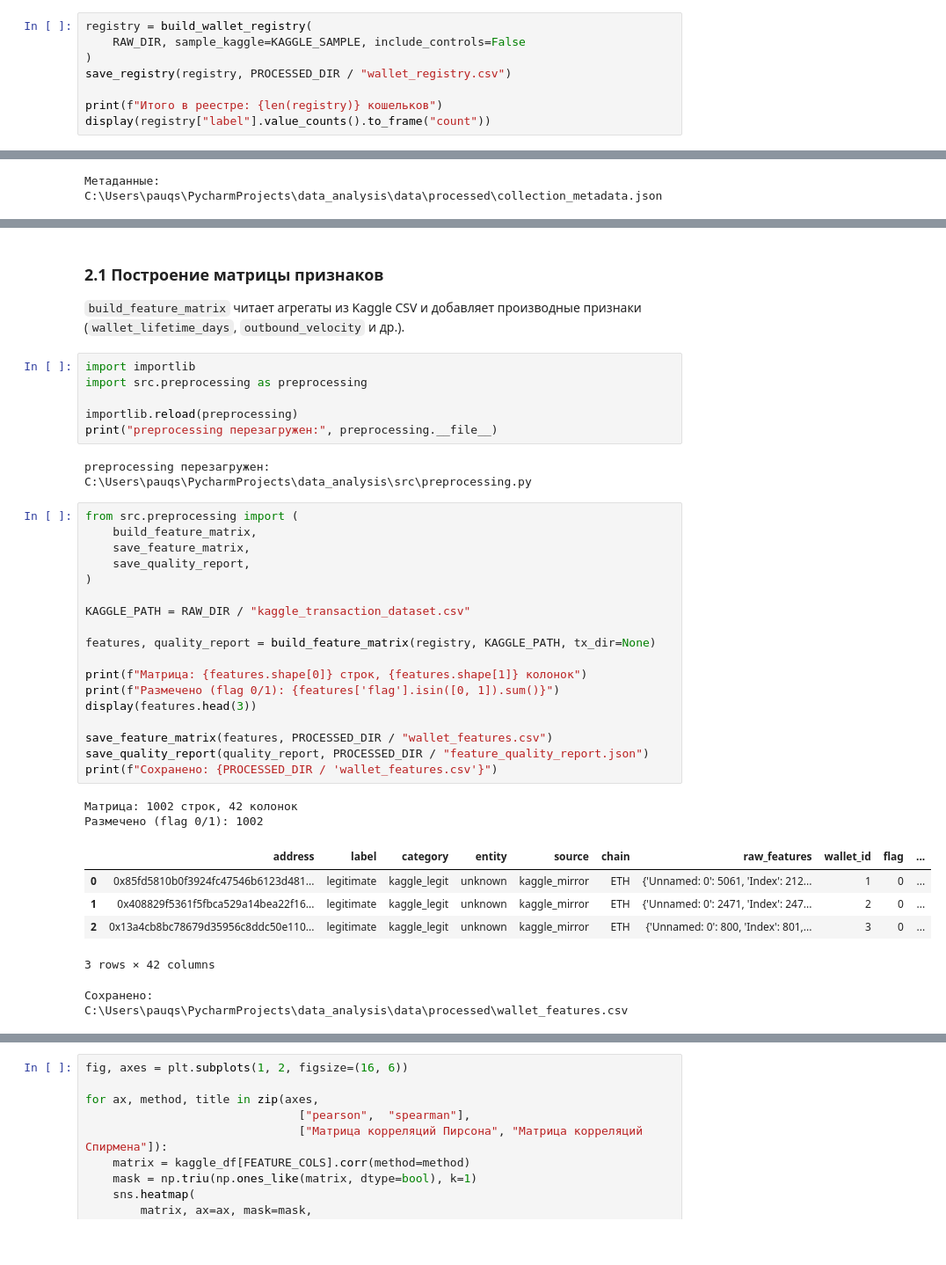
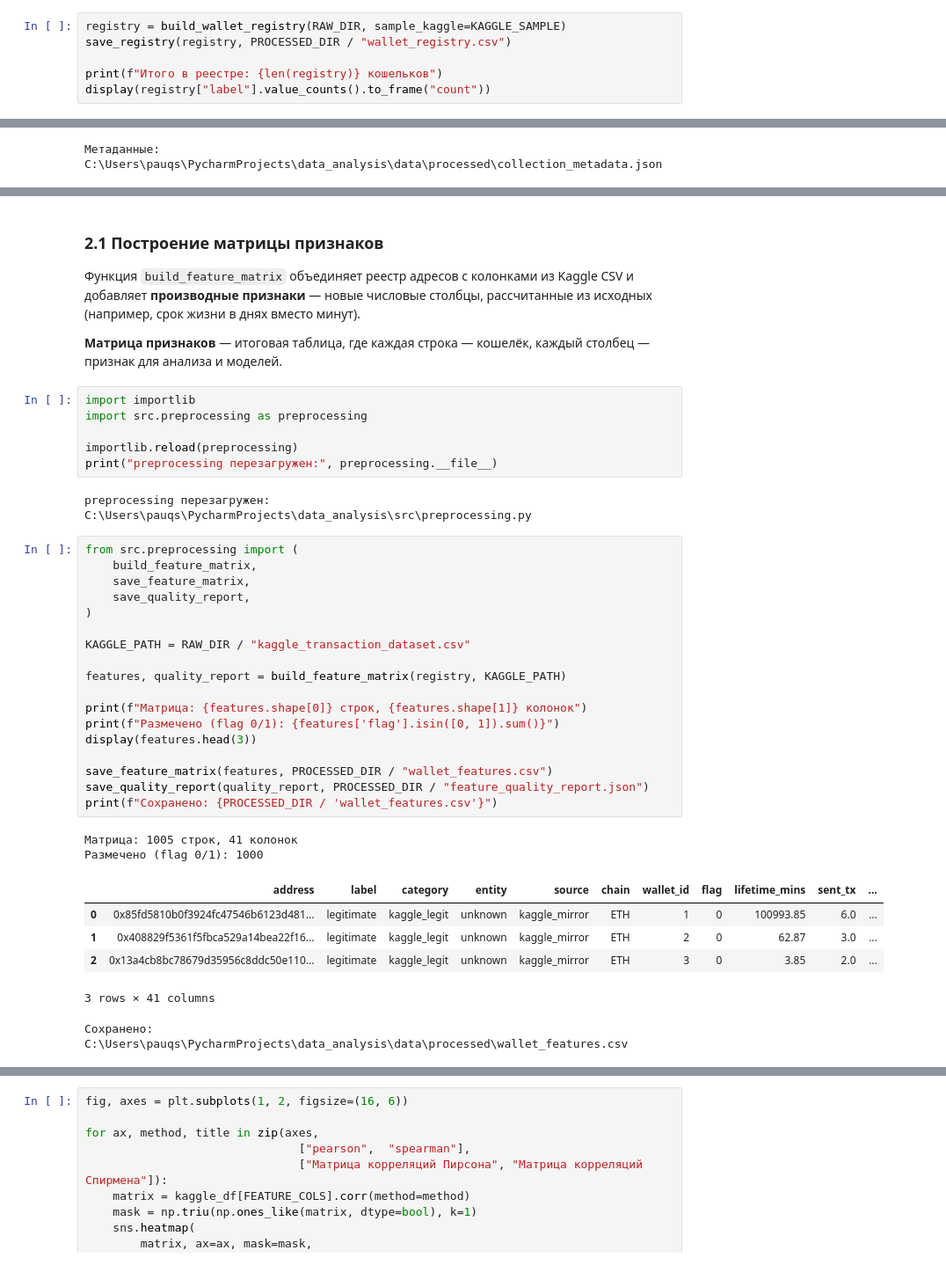
Before and after one commit to Pauqsdy/Dropper-wallet-analysis, a Jupyter notebook: notebooks/dropper_wallets_analysis.ipynb, the cells around one changed output, grey strips where cells are left out. Shown at 88% size. Cells and saved outputs as stored; diff of their text form; blank space fills up the shorter version.

```diff
--- a/notebooks/dropper_wallets_analysis.ipynb
+++ b/notebooks/dropper_wallets_analysis.ipynb
@@ -94,9 +105,7 @@ print(f"Kaggle: {len(kaggle_df)} адресов (fraud={(kaggle_df['label']=='fr
 # %% [output]
 Kaggle: 9841 адресов (fraud=2179, legit=7662)
 # %%
-registry = build_wallet_registry(
-    RAW_DIR, sample_kaggle=KAGGLE_SAMPLE, include_controls=False
-)
+registry = build_wallet_registry(RAW_DIR, sample_kaggle=KAGGLE_SAMPLE)
 save_registry(registry, PROCESSED_DIR / "wallet_registry.csv")
 
 print(f"Итого в реестре: {len(registry)} кошельков")
@@ -167,7 +178,9 @@ print(f"Метаданные: {meta_path}")
 # %% [markdown]
 ### 2.1 Построение матрицы признаков
 
-`build_feature_matrix` читает агрегаты из Kaggle CSV и добавляет производные признаки (`wallet_lifetime_days`, `outbound_velocity` и др.).
+Функция `build_feature_matrix` объединяет реестр адресов с колонками из Kaggle CSV и добавляет **производные признаки** — новые числовые столбцы, рассчитанные из исходных (например, срок жизни в днях вместо минут).
+
+**Матрица признаков** — итоговая таблица, где каждая строка — кошелёк, каждый столбец — признак для анализа и моделей.
 # %%
 import importlib
 import src.preprocessing as preprocessing
@@ -179,28 +192,28 @@ preprocessing перезагружен: C:\Users\pauqs\PycharmProjects\data_anal
 # %%
 from src.preprocessing import (
     build_feature_matrix,
     save_feature_matrix,
     save_quality_report,
 )
 
 KAGGLE_PATH = RAW_DIR / "kaggle_transaction_dataset.csv"
 
-features, quality_report = build_feature_matrix(registry, KAGGLE_PATH, tx_dir=None)
+features, quality_report = build_feature_matrix(registry, KAGGLE_PATH)
 
 print(f"Матрица: {features.shape[0]} строк, {features.shape[1]} колонок")
 print(f"Размечено (flag 0/1): {features['flag'].isin([0, 1]).sum()}")
 display(features.head(3))
 
 save_feature_matrix(features, PROCESSED_DIR / "wallet_features.csv")
 save_quality_report(quality_report, PROCESSED_DIR / "feature_quality_report.json")
 print(f"Сохранено: {PROCESSED_DIR / 'wallet_features.csv'}")
 # %% [output]
-Матрица: 1002 строк, 42 колонок
-Размечено (flag 0/1): 1002
+Матрица: 1005 строк, 41 колонок
+Размечено (flag 0/1): 1000
-|  | address | label | category | entity | source | chain | raw_features | wallet_id | flag | ... |
-| 0 | 0x85fd5810b0f3924fc47546b6123d481... | legitimate | kaggle_legit | unknown | kaggle_mirror | ETH | {'Unnamed: 0': 5061, 'Index': 212... | 1 | 0 | ... |
-| 1 | 0x408829f5361f5fbca529a14bea22f16... | legitimate | kaggle_legit | unknown | kaggle_mirror | ETH | {'Unnamed: 0': 2471, 'Index': 247... | 2 | 0 | ... |
-| 2 | 0x13a4cb8bc78679d35956c8ddc50e110... | legitimate | kaggle_legit | unknown | kaggle_mirror | ETH | {'Unnamed: 0': 800, 'Index': 801,... | 3 | 0 | ... |
+|  | address | label | category | entity | source | chain | wallet_id | flag | lifetime_mins | sent_tx | ... |
+| 0 | 0x85fd5810b0f3924fc47546b6123d481... | legitimate | kaggle_legit | unknown | kaggle_mirror | ETH | 1 | 0 | 100993.85 | 6.0 | ... |
+| 1 | 0x408829f5361f5fbca529a14bea22f16... | legitimate | kaggle_legit | unknown | kaggle_mirror | ETH | 2 | 0 | 62.87 | 3.0 | ... |
+| 2 | 0x13a4cb8bc78679d35956c8ddc50e110... | legitimate | kaggle_legit | unknown | kaggle_mirror | ETH | 3 | 0 | 3.85 | 2.0 | ... |
-3 rows × 42 columns
+3 rows × 41 columns
 Сохранено: C:\Users\pauqs\PycharmProjects\data_analysis\data\processed\wallet_features.csv
 # %% [markdown]
```
Also changed, not shown: parts of 53 cells of this notebook, 5 other files.
